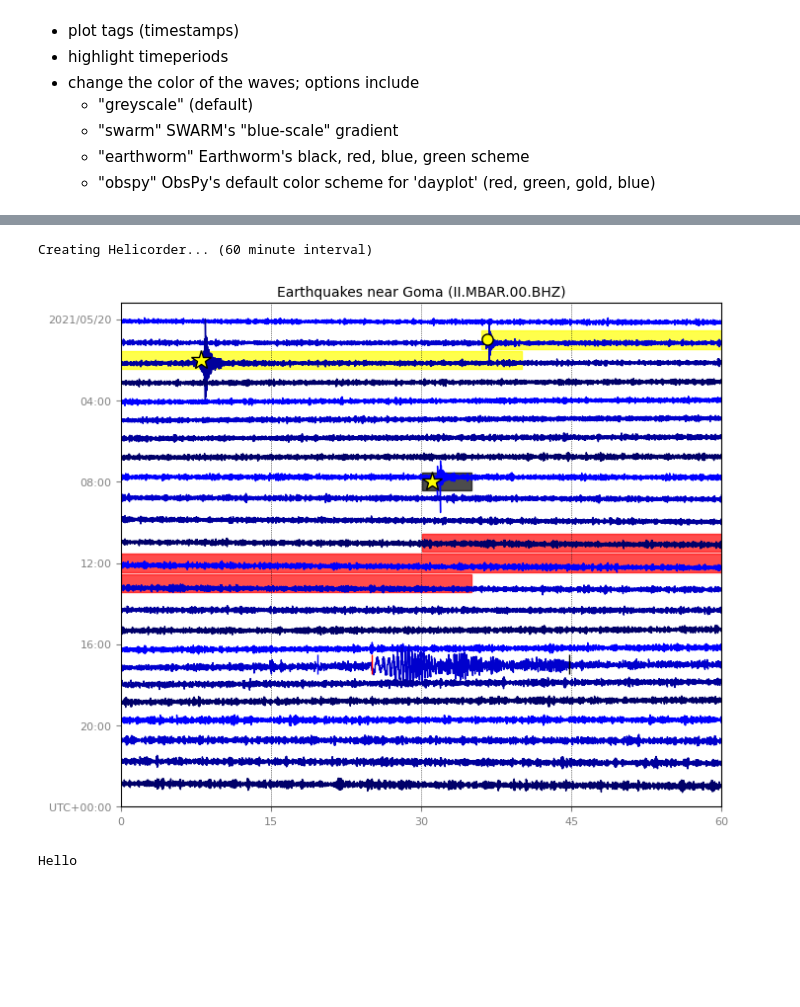
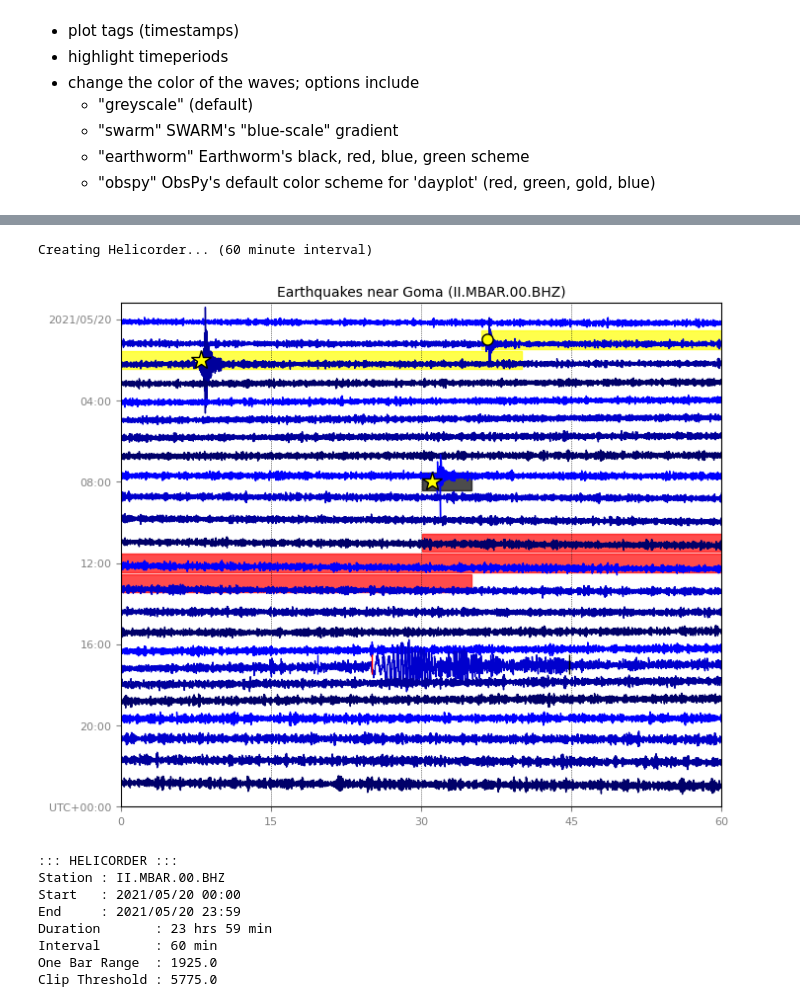
Before and after one commit to jwellik/vdapseisutils, a Jupyter notebook: gallery/Helicorder_tutorial.ipynb, the cells around one changed output, grey strips where cells are left out. Drawn from its saved outputs; the diff is of its cells as text; code cells hidden in the pictures; blank space fills up the shorter version.

Commit message:
Heli: One bar range and clipping

```diff
--- a/gallery/Helicorder_tutorial.ipynb
+++ b/gallery/Helicorder_tutorial.ipynb
@@ -13,0 +16,4 @@ from vdapseisutils.core.swarmmpl.heli import Helicorder
+# %%
+from obspy import read
+st_gareloi = read("./output/Helicorders/gareloi_waveform.mseed")
+st_goma = read("./output/Helicorders/goma_waveform.mseed")
@@ -37,26 +61,31 @@ This example shows how to:
 # %%
 # Make the helicorder
-from obspy import read
-st = read("./output/Helicorders/goma_waveform.mseed")
 print("Creating Helicorder... (60 minute interval)")
-h = Helicorder(st, interval=60,
+h = Helicorder(st_goma, interval=60,
                color="swarm",  # Apply SWARM's "bluescale" color scheme
-               title="Earthquakes near Goma (" + st[0].id + ")",
+               title="Earthquakes near Goma (" + st_goma[0].id + ")",
                )
 h.plot_tags(UTCDateTime("2021/05/20 01:36:30"), color="yellow", markersize=8)  # plot a single time
 h.plot_tags(UTCDateTime("2021/05/20 17:19:35"), marker="|", markeredgecolor="blue", markersize=15)  # plot a single time as a P arrival
 h.plot_tags(UTCDateTime("2021/05/20 17:25:00"), marker="|", markeredgecolor="red", markersize=15)   # plot a single time as a S arrival
 h.plot_tags(UTCDateTime("2021/05/20 17:44:45"), marker="|", markeredgecolor="black", markersize=15)  # plot a single time as a coda end
 h.plot_tags([UTCDateTime("2021/05/20 08:31:00"), "2021/05/20 02:08:00"], color="yellow", marker="*", markersize=15)  # plot a list of times given in any format
 h.highlight([(UTCDateTime("2021/05/20 01:36"), UTCDateTime("2021/05/20 02:40"))])  # spans two lines (at 60')
 h.highlight([(UTCDateTime("2021/05/20 08:30"), UTCDateTime("2021/05/20 08:35"))], color="black")  # contained within 1 line (at 60')
 h.highlight([(UTCDateTime("2021/05/20 11:30"), UTCDateTime("2021/05/20 13:35"))], color="red")  # spans 3 lines (at 60')
 h.savefig("./output/Helicorders/goma_helicorder.png")
 plt.show()  # show the helicorder
 # %% [output]
 Creating Helicorder... (60 minute interval)
-[figure, old version]
+[figure, new version]
 # %%
-print("Hello")
+h.info()
 # %% [output]
-Hello
+::: HELICORDER :::
+Station : II.MBAR.00.BHZ
+Start   : 2021/05/20 00:00
+End     : 2021/05/20 23:59
+Duration       : 23 hrs 59 min
+Interval       : 60 min
+One Bar Range  : 1925.0
+Clip Threshold : 5775.0
```
Also changed, not shown: parts of 6 cells of this notebook, 1 other file.
